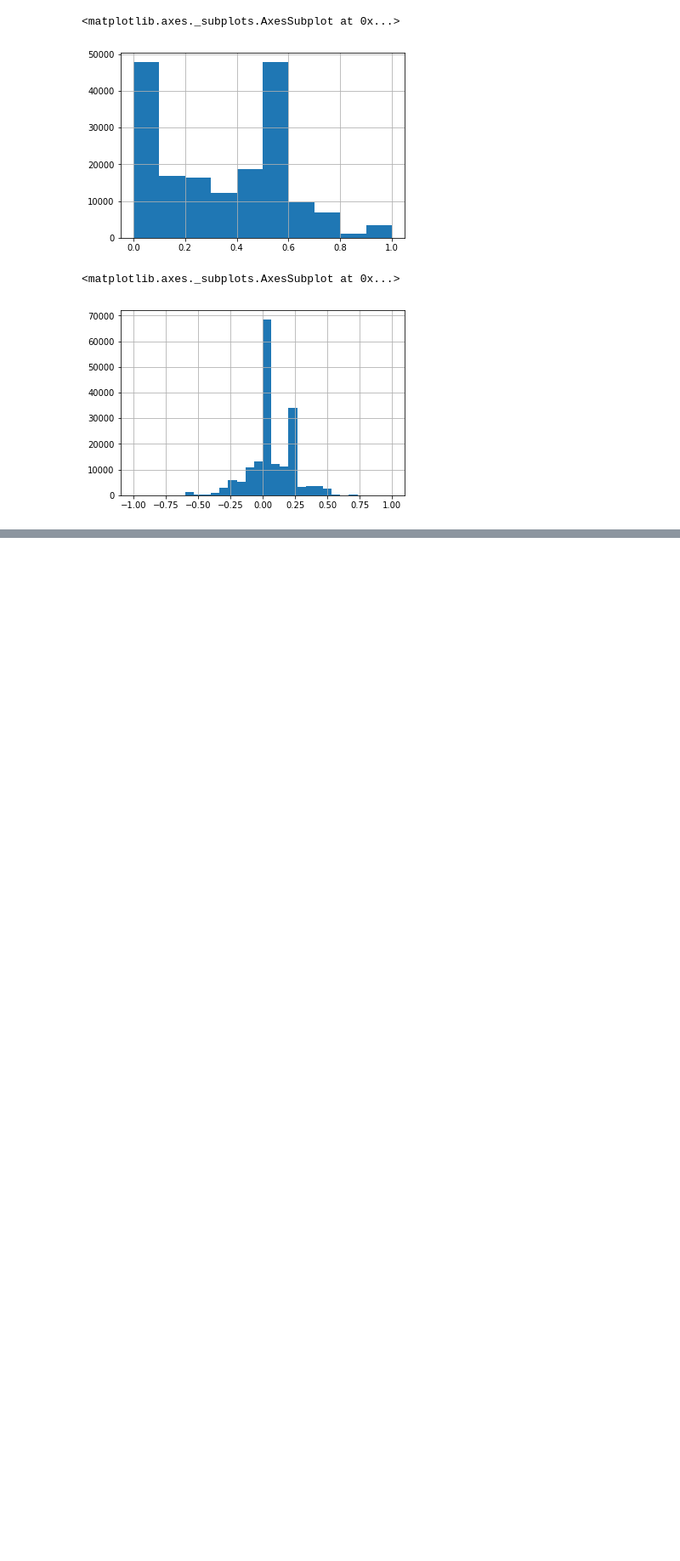
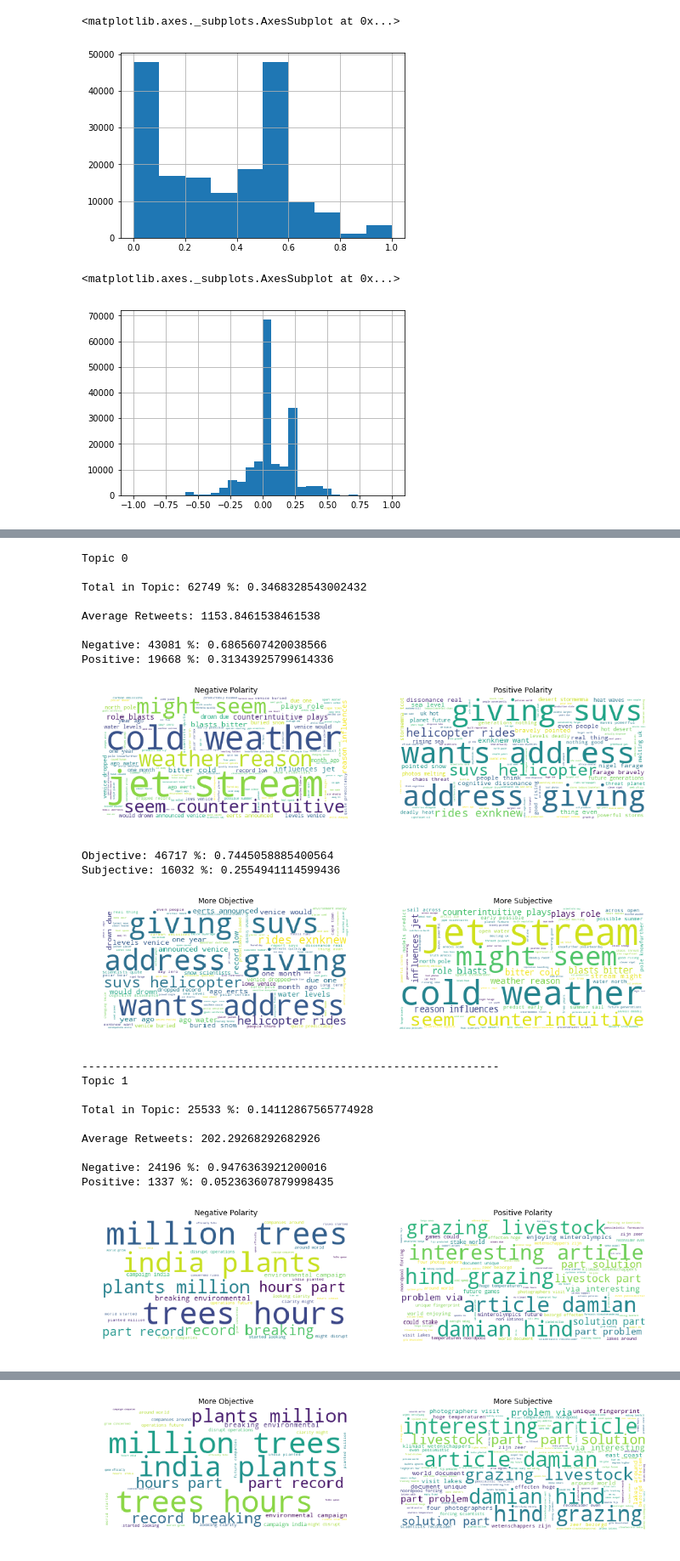
Before and after one commit to emilyageller/Geller_Metis, a Jupyter notebook: Project 4/Project4_CV_LDA.ipynb, the cells around one changed output, grey strips where cells are left out. Shown at 85% size. Cells and saved outputs as stored; diff of their text form; code cells hidden in the pictures; blank space fills up the shorter version.

```diff
--- a/Project 4/Project4_CV_LDA.ipynb
+++ b/Project 4/Project4_CV_LDA.ipynb
@@ -624,0 +582,79 @@ for t in range(4):
+# %%
+count_total = fullDF['Polarity'].count()
+
+for t in range(4):
+
+    count_low_polarity = fullDF[(fullDF.Polarity < 0.1) & (fullDF.topic_LDA == t)]['Polarity'].count()
+    count_high_polarity = fullDF[(fullDF.Polarity >= 0.1) & (fullDF.topic_LDA == t)]['Polarity'].count()
+
+    count_objective = fullDF[(fullDF.Subjectivity < 0.5) & (fullDF.topic_LDA == t)]['Polarity'].count()
+    count_subjective = fullDF[(fullDF.Subjectivity >= 0.5) & (fullDF.topic_LDA == t)]['Polarity'].count()
+
+    count_topic = fullDF[(fullDF.topic_LDA == t)]['Polarity'].count()
+
+    print('Topic', t)
+
+    print('')
+    print('Total in Topic:', count_topic, '%:', count_topic/count_total)
+    print('')
+    print('Average Retweets:', np.mean(fullDF[fullDF.topic_LDA == t].retweet_count.unique()))
+    print('')
+
+    print('Negative:', count_low_polarity, '%:', count_low_polarity/count_topic)
+    print('Positive:', count_high_polarity, '%:', count_high_polarity/count_topic)
+
+    plt.figure(figsize = (16,16))
+    plt.subplot(1,2,1)
+    plt.imshow(WordCloud(background_color='white', stopwords = nltk_stopwords()).generate(fullDF[(fullDF.Polarity < 0.1)&(fullDF.topic_LDA == t)].full_text.str.cat(sep=' ')))
+    plt.axis('off')
+    plt.title('Negative Polarity')
+    #plt.show()
+
+    #plt.figure(figsize = (12,16))
+    plt.subplot(1,2,2)
+    plt.imshow(WordCloud(background_color='white', stopwords = nltk_stopwords()).generate(fullDF[(fullDF.Polarity >= 0.1)&(fullDF.topic_LDA == t)].full_text.str.cat(sep=' ')))
+    plt.axis('off')
+    plt.title('Positive Polarity')
+    plt.show()
+
+    print('Objective:', count_objective, '%:', count_objective/count_topic)
+    print('Subjective:', count_subjective, '%:', count_subjective/count_topic)
+
+    plt.figure(figsize = (16,16))
+    plt.subplot(1,2,1)
+    plt.imshow(WordCloud(background_color='white', stopwords = nltk_stopwords()).generate(fullDF[(fullDF.Subjectivity < 0.5)&(fullDF.topic_LDA == t)].full_text.str.cat(sep=' ')))
+    plt.axis('off')
+    plt.title('More Objective')
+    #plt.show()
+
+    #plt.figure(figsize = (12,16))
+    plt.subplot(1,2,2)
+    plt.imshow(WordCloud(background_color='white', stopwords = nltk_stopwords()).generate(fullDF[(fullDF.Subjectivity >= 0.5)&(fullDF.topic_LDA == t)].full_text.str.cat(sep=' ')))
+    plt.axis('off')
+    plt.title('More Subjective')
+    plt.show()
+
+    print('---------------------------------------------------------------')
+# %% [output]
+Topic 0
+
+Total in Topic: 62749 %: 0.3468328543002432
+
+Average Retweets: 1153.8461538461538
+
+Negative: 43081 %: 0.6865607420038566
+Positive: 19668 %: 0.31343925799614336
+[figure, added]
+Objective: 46717 %: 0.7445058885400564
+Subjective: 16032 %: 0.2554941114599436
+[figure, added]
+---------------------------------------------------------------
+Topic 1
+
+Total in Topic: 25533 %: 0.14112867565774928
+
+Average Retweets: 202.29268292682926
+
+Negative: 24196 %: 0.9476363921200016
+Positive: 1337 %: 0.052363607879998435
+[figure, added]
@@ -624,0 +663 @@ for t in range(4):
+[figure, added]
```
Also changed, not shown: parts of 74 cells of this notebook, 4 other files.
